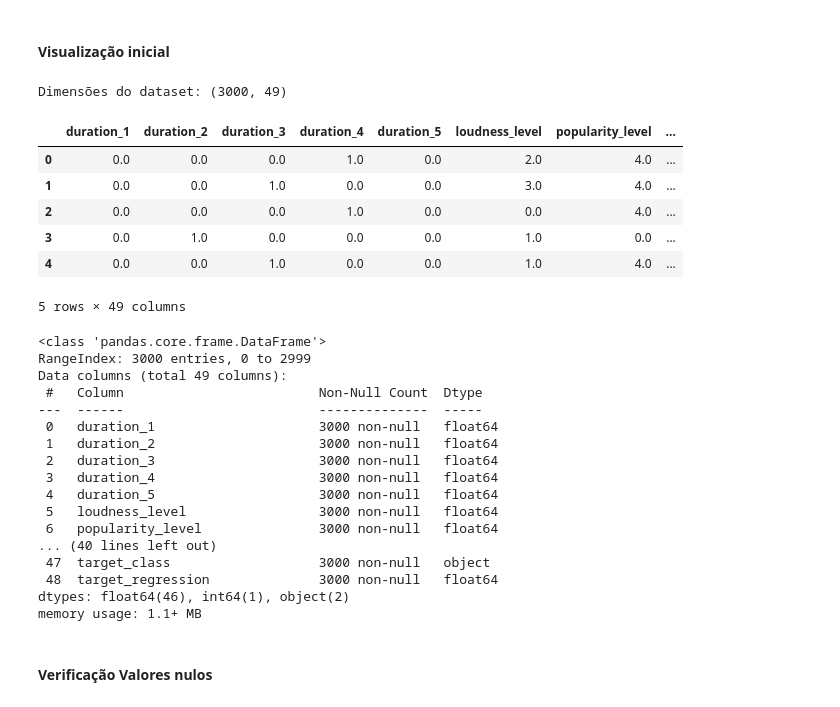
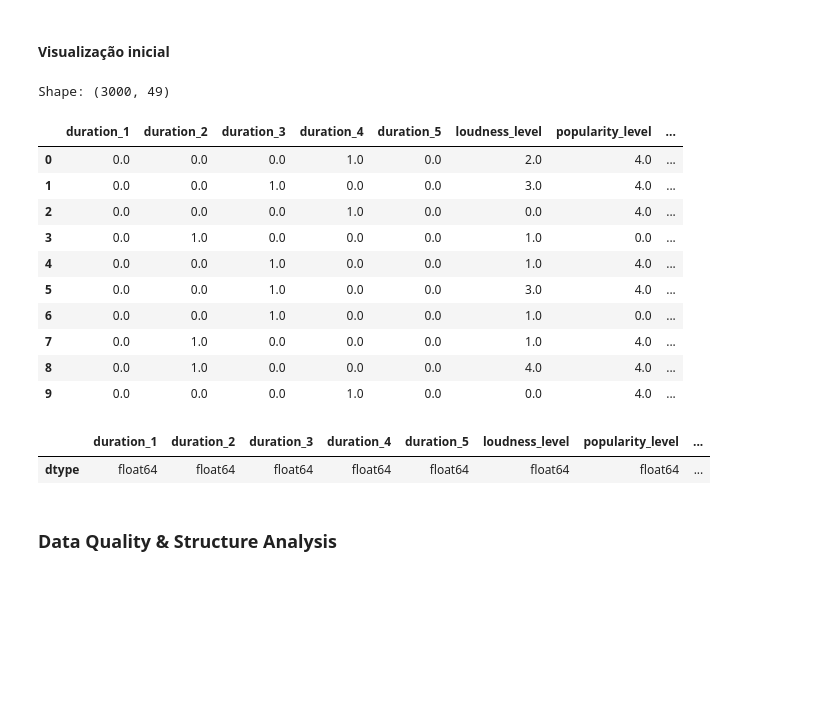
Before and after one commit to 1201806/APRAU_Group_20, a Jupyter notebook: JF_trabalho.ipynb, the cells around one changed output. Saved outputs shown, nothing was run; the diff lists cells and outputs as text; code cells hidden in the pictures; blank space fills up the shorter version.

Commit message:
Data Cleaning
-Data cleaning terminada
+alguns testes

```diff
--- a/JF_trabalho.ipynb
+++ b/JF_trabalho.ipynb
@@ -11,42 +54,36 @@ import seaborn as sns
 # %%
-df = pd.read_csv("dataset.csv")
+# Configurações de Display
+pd.set_option('display.max_columns', None)
+pd.set_option('display.precision', 3)
 
-# Configurações visuais
-plt.style.use('seaborn-v0_8-whitegrid')
-sns.set_palette('viridis')
+# Dataset read
+
+df = pd.read_csv('dataset.csv')
+
+# fix dtype for focus_factor
+if "focus_factor" in df.columns and not pd.api.types.is_numeric_dtype(df["focus_factor"]):
+    df["focus_factor"] = pd.to_numeric(df["focus_factor"], errors="coerce")
 # %% [markdown]
 #### Visualização inicial
 # %%
-print("Dimensões do dataset:", df.shape)
-display(df.head())
-
-df.info()
+print("Shape:", df.shape)
+display(df.head(10))
+display(df.dtypes.to_frame("dtype").T)
 # %% [output]
-Dimensões do dataset: (3000, 49)
+Shape: (3000, 49)
 |  | duration_1 | duration_2 | duration_3 | duration_4 | duration_5 | loudness_level | popularity_level | ... |
 | 0 | 0.0 | 0.0 | 0.0 | 1.0 | 0.0 | 2.0 | 4.0 | ... |
 | 1 | 0.0 | 0.0 | 1.0 | 0.0 | 0.0 | 3.0 | 4.0 | ... |
 | 2 | 0.0 | 0.0 | 0.0 | 1.0 | 0.0 | 0.0 | 4.0 | ... |
 | 3 | 0.0 | 1.0 | 0.0 | 0.0 | 0.0 | 1.0 | 0.0 | ... |
 | 4 | 0.0 | 0.0 | 1.0 | 0.0 | 0.0 | 1.0 | 4.0 | ... |
+| 5 | 0.0 | 0.0 | 1.0 | 0.0 | 0.0 | 3.0 | 4.0 | ... |
+| 6 | 0.0 | 0.0 | 1.0 | 0.0 | 0.0 | 1.0 | 0.0 | ... |
+| 7 | 0.0 | 1.0 | 0.0 | 0.0 | 0.0 | 1.0 | 4.0 | ... |
+| 8 | 0.0 | 1.0 | 0.0 | 0.0 | 0.0 | 4.0 | 4.0 | ... |
+| 9 | 0.0 | 0.0 | 0.0 | 1.0 | 0.0 | 0.0 | 4.0 | ... |
-5 rows × 49 columns
-<class 'pandas.core.frame.DataFrame'>
-RangeIndex: 3000 entries, 0 to 2999
-Data columns (total 49 columns):
- #   Column                         Non-Null Count  Dtype
----  ------                         --------------  -----
- 0   duration_1                     3000 non-null   float64
- 1   duration_2                     3000 non-null   float64
- 2   duration_3                     3000 non-null   float64
- 3   duration_4                     3000 non-null   float64
- 4   duration_5                     3000 non-null   float64
- 5   loudness_level                 3000 non-null   float64
- 6   popularity_level               3000 non-null   float64
-... (40 lines left out)
- 47  target_class                   3000 non-null   object
- 48  target_regression              3000 non-null   float64
-dtypes: float64(46), int64(1), object(2)
-memory usage: 1.1+ MB
+|  | duration_1 | duration_2 | duration_3 | duration_4 | duration_5 | loudness_level | popularity_level | ... |
+| dtype | float64 | float64 | float64 | float64 | float64 | float64 | float64 | ... |
 # %% [markdown]
-#### Verificação Valores nulos
+### Data Quality & Structure Analysis
 # %%
```
Also changed, not shown: parts of 23 cells of this notebook.
